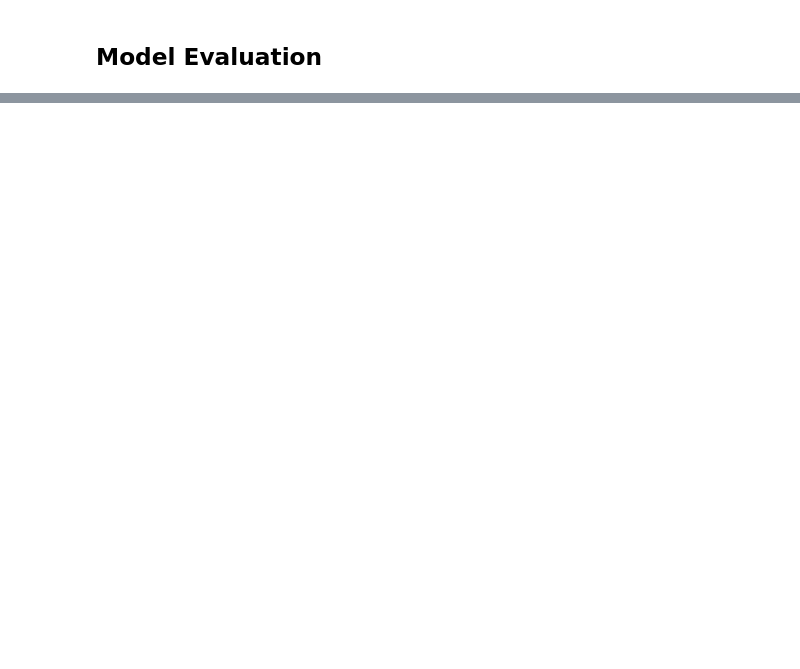
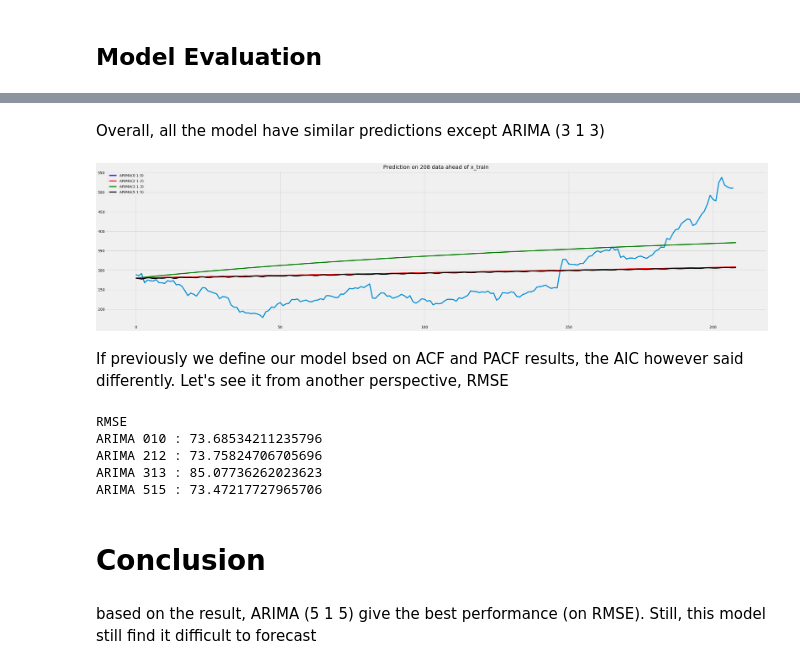
Before and after one commit to iqbalbasyar/time-series-analysis-with-python, a Jupyter notebook: Timeseries Analysis.ipynb, the cells around one changed output, grey strips where cells are left out. Cells and saved outputs as stored; diff of their text form; code cells hidden in the pictures; blank space fills up the shorter version.

```diff
--- a/Timeseries Analysis.ipynb
+++ b/Timeseries Analysis.ipynb
@@ -403,0 +482,14 @@ MSE: 80.17112063456592
+# %% [markdown]
+Overall, all the model have similar predictions except ARIMA (3 1 3)
+# %%
+plt.plot(x_valid.data['Close'].values)
+plt.plot(np.append(x_train.data.iloc[-1,:]['Close'], pred_010).cumsum(), 'b-', label = 'ARIMA(0 1 0)')
+plt.plot(np.append(x_train.data.iloc[-1,:]['Close'], pred_212).cumsum(), 'r-', label = 'ARIMA(2 1 2)')
+plt.plot(np.append(x_train.data.iloc[-1,:]['Close'], pred_313).cumsum(), 'g-', label = 'ARIMA(3 1 3)')
+plt.plot(np.append(x_train.data.iloc[-1,:]['Close'], pred_515).cumsum(), 'k-', label = 'ARIMA(5 1 5)')
+plt.title('Prediction on 208 data ahead of x_train')
+plt.legend();
+# %% [output]
+[figure, added]
+# %% [markdown]
+If previously we define our model bsed on ACF and PACF results, the AIC however said differently. Let's see it from another perspective, RMSE
@@ -403,0 +500,17 @@ MSE: 80.17112063456592
+# %%
+print(f"""RMSE
+ARIMA 010 : {rmse(x_valid.data['Close'].values, np.append(x_train.data.iloc[-1,:]['Close'], pred_010).cumsum()[1:])}
+ARIMA 212 : {rmse(x_valid.data['Close'].values, np.append(x_train.data.iloc[-1,:]['Close'], pred_212).cumsum()[1:])}
+ARIMA 313 : {rmse(x_valid.data['Close'].values, np.append(x_train.data.iloc[-1,:]['Close'], pred_313).cumsum()[1:])}
+ARIMA 515 : {rmse(x_valid.data['Close'].values, np.append(x_train.data.iloc[-1,:]['Close'], pred_515).cumsum()[1:])}
+""")
+# %% [output]
+RMSE
+ARIMA 010 : 73.68534211235796
+ARIMA 212 : 73.75824706705696
+ARIMA 313 : 85.07736262023623
+ARIMA 515 : 73.47217727965706
+# %% [markdown]
+# Conclusion
+# %% [markdown]
+based on the result, ARIMA (5 1 5) give the best performance (on RMSE). Still, this model still find it difficult to forecast
```
Also changed, not shown: parts of 38 cells of this notebook.
